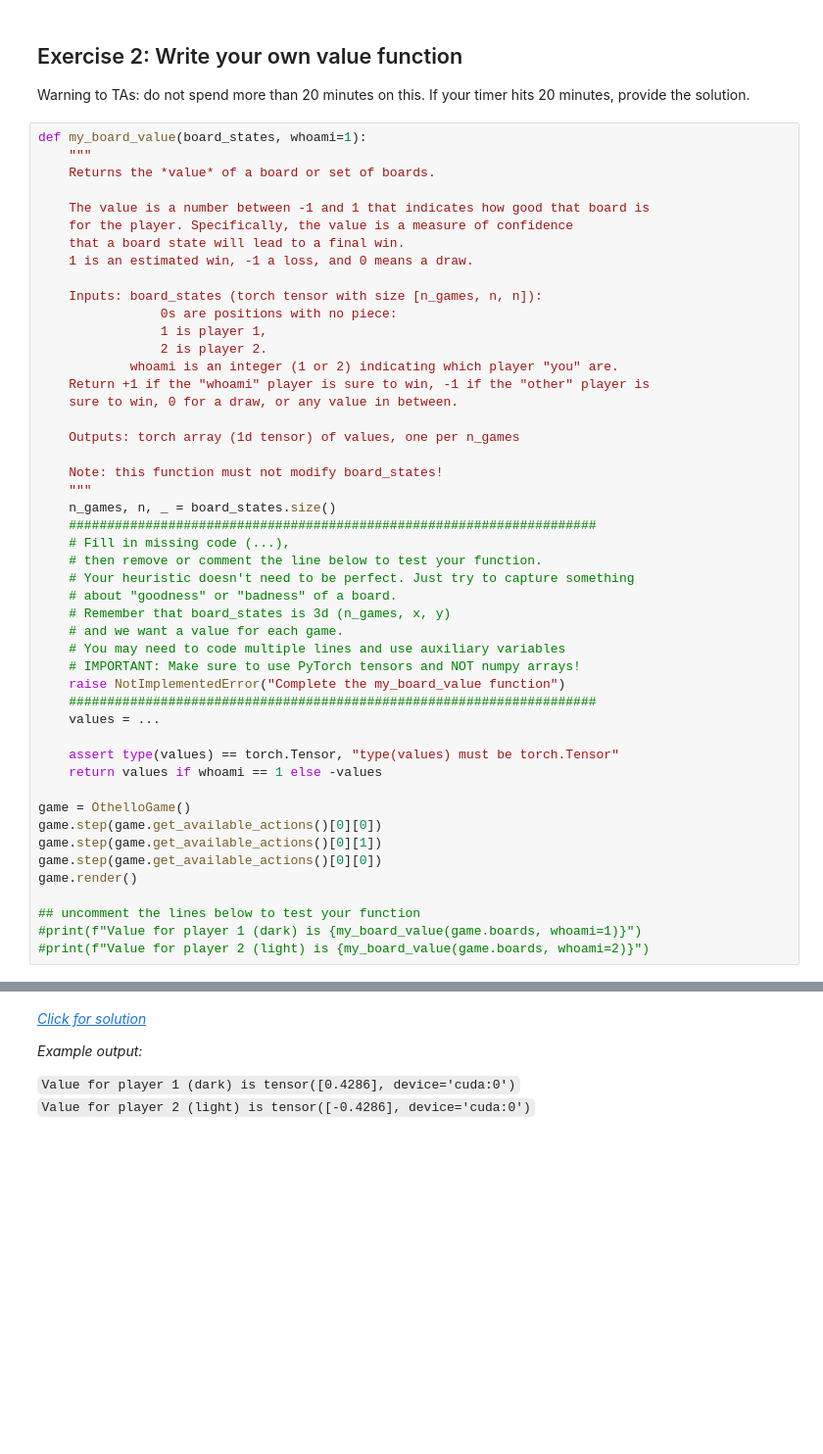
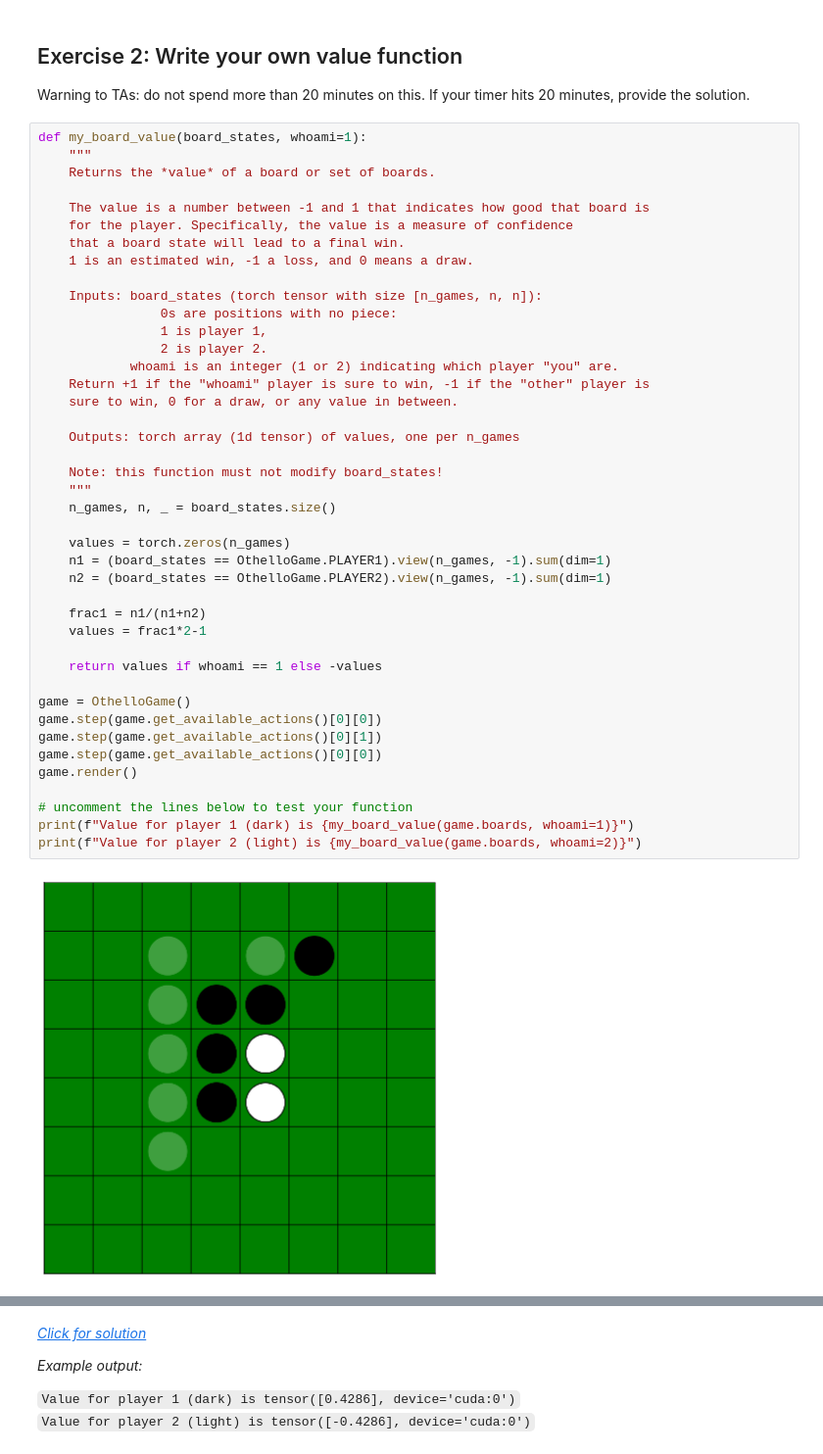
Before and after one commit to spatank/CIS-522, a Jupyter notebook: W1_Tutorial1_SPP.ipynb, the cells around one changed output, grey strips where cells are left out. Shown: that part at 98% size. Cells and saved outputs as stored; diff of their text form; blank space fills up the shorter version.

```diff
--- a/W1_Tutorial1_SPP.ipynb
+++ b/W1_Tutorial1_SPP.ipynb
@@ -1007,46 +1104,42 @@ def my_board_value(board_states, whoami=1):
     """
     Returns the *value* of a board or set of boards.
 
     The value is a number between -1 and 1 that indicates how good that board is
     for the player. Specifically, the value is a measure of confidence
     that a board state will lead to a final win.
     1 is an estimated win, -1 a loss, and 0 means a draw.
 
     Inputs: board_states (torch tensor with size [n_games, n, n]):
                 0s are positions with no piece:
                 1 is player 1,
                 2 is player 2.
             whoami is an integer (1 or 2) indicating which player "you" are.
     Return +1 if the "whoami" player is sure to win, -1 if the "other" player is
     sure to win, 0 for a draw, or any value in between.
 
     Outputs: torch array (1d tensor) of values, one per n_games
 
     Note: this function must not modify board_states!
     """
     n_games, n, _ = board_states.size()
-    #####################################################################
-    # Fill in missing code (...),
-    # then remove or comment the line below to test your function.
-    # Your heuristic doesn't need to be perfect. Just try to capture something
-    # about "goodness" or "badness" of a board.
-    # Remember that board_states is 3d (n_games, x, y)
-    # and we want a value for each game.
-    # You may need to code multiple lines and use auxiliary variables
-    # IMPORTANT: Make sure to use PyTorch tensors and NOT numpy arrays!
-    raise NotImplementedError("Complete the my_board_value function")
-    #####################################################################
-    values = ...
 
-    assert type(values) == torch.Tensor, "type(values) must be torch.Tensor"
+    values = torch.zeros(n_games)
+    n1 = (board_states == OthelloGame.PLAYER1).view(n_games, -1).sum(dim=1)
+    n2 = (board_states == OthelloGame.PLAYER2).view(n_games, -1).sum(dim=1)
+
+    frac1 = n1/(n1+n2)
+    values = frac1*2-1
+
     return values if whoami == 1 else -values
 
 game = OthelloGame()
 game.step(game.get_available_actions()[0][0])
 game.step(game.get_available_actions()[0][1])
 game.step(game.get_available_actions()[0][0])
 game.render()
 
-## uncomment the lines below to test your function
-#print(f"Value for player 1 (dark) is {my_board_value(game.boards, whoami=1)}")
-#print(f"Value for player 2 (light) is {my_board_value(game.boards, whoami=2)}")
+# uncomment the lines below to test your function
+print(f"Value for player 1 (dark) is {my_board_value(game.boards, whoami=1)}")
+print(f"Value for player 2 (light) is {my_board_value(game.boards, whoami=2)}")
+# %% [output]
+[figure, added]
```
Also changed, not shown: parts of 27 cells of this notebook.
